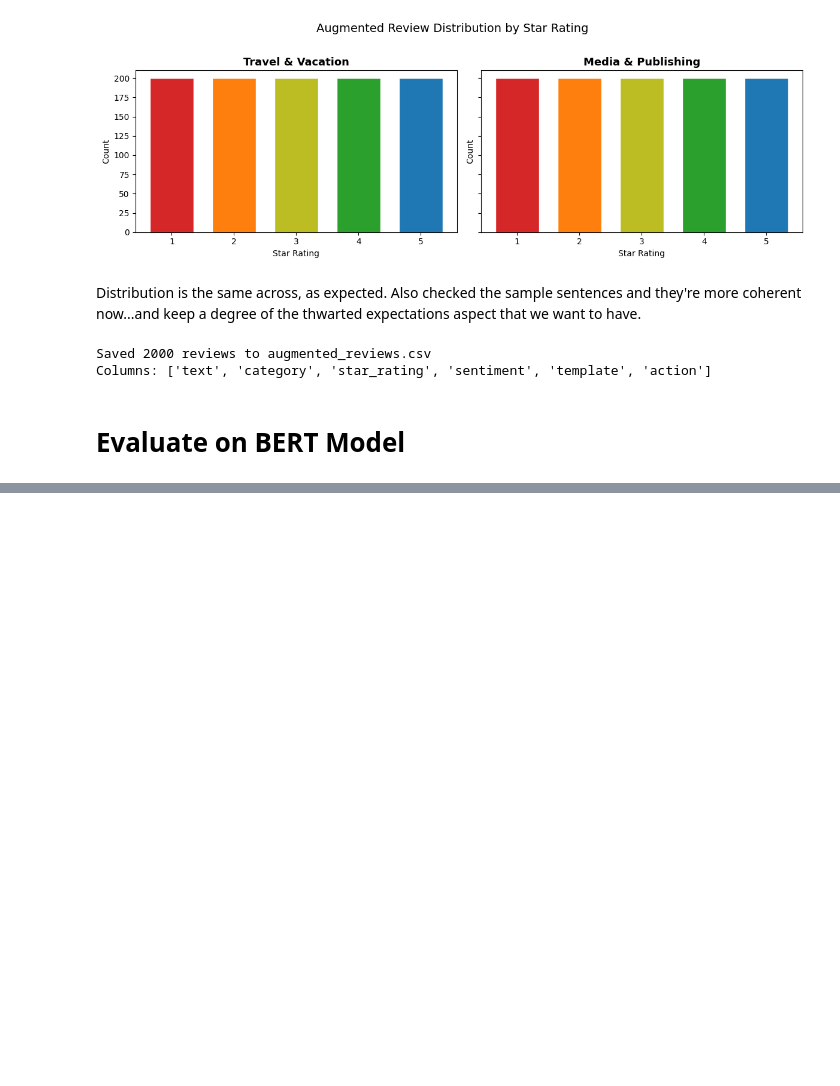
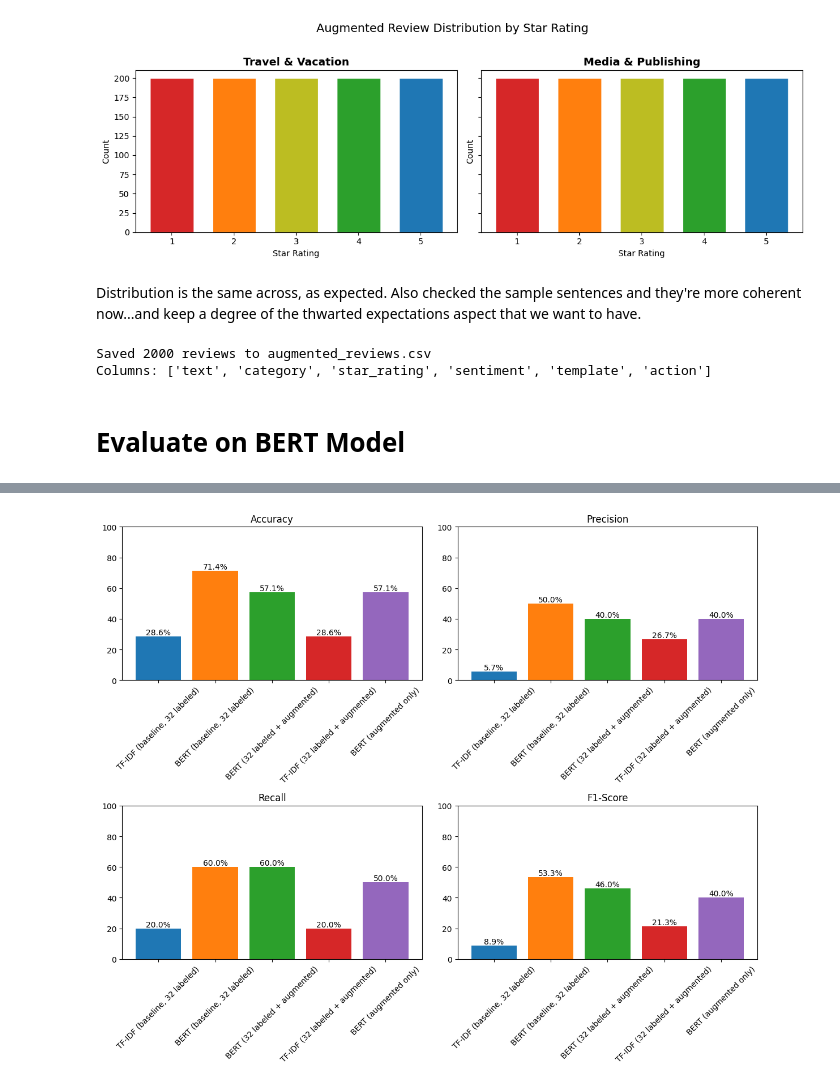
Before and after one commit to majoargote/advanced_nlp_final, a Jupyter notebook: scripts/Part_2_Augmentation.ipynb, the cells around one changed output, grey strips where cells are left out. Cells and saved outputs as stored; diff of their text form; code cells hidden in the pictures; blank space fills up the shorter version.

```diff
--- a/scripts/Part_2_Augmentation.ipynb
+++ b/scripts/Part_2_Augmentation.ipynb
@@ -737,0 +1008,25 @@ Columns: ['text', 'category', 'star_rating', 'sentiment', 'template', 'action']
+# %%
+# ── BERT trained on augmented data ONLY ────────────────────
+# Train on the 2k augmented reviews; validate on the 7 held-out REAL reviews.
+# No real labeled example is used for training, so the 25 reals that used to be
+# in the training mix are now unseen too — letting us test on all 32 reals next.
+#
+# early_stopping=True: the augmented set (2000+) is large enough for it to be
+# meaningful. 6 epochs (~125 steps/epoch); patience=3 usually cuts it shorter.
+#
+# GPU acceleration enabled for THIS run only (no effect on CPU):
+#   use_fp16=True              → mixed precision (only active if CUDA is present)
+#   dataloader_num_workers=2   → parallel data loading
+
+
+set_seed(SEED)
+model_aug, _, valid_preds_aug = train_bert(
+    aug_texts, aug_labels, valid_texts, valid_labels,
+    num_train_epochs=6,
+    early_stopping=True,   # dataset > 500 → safe to use
+    num_labels=num_labels_aug,
+    output_dir='./tmp_bert_augmented',
+    dataloader_num_workers=2,
+    use_fp16=True,
+)
+metrics_val.run(valid_labels, valid_preds_aug, 'BERT (augmented only)')
@@ -737,0 +1123,4 @@ Columns: ['text', 'category', 'star_rating', 'sentiment', 'template', 'action']
+# %%
+metrics_val.plot()
+# %% [output]
+[figure, added]
```
Also changed, not shown: parts of 16 cells of this notebook.
